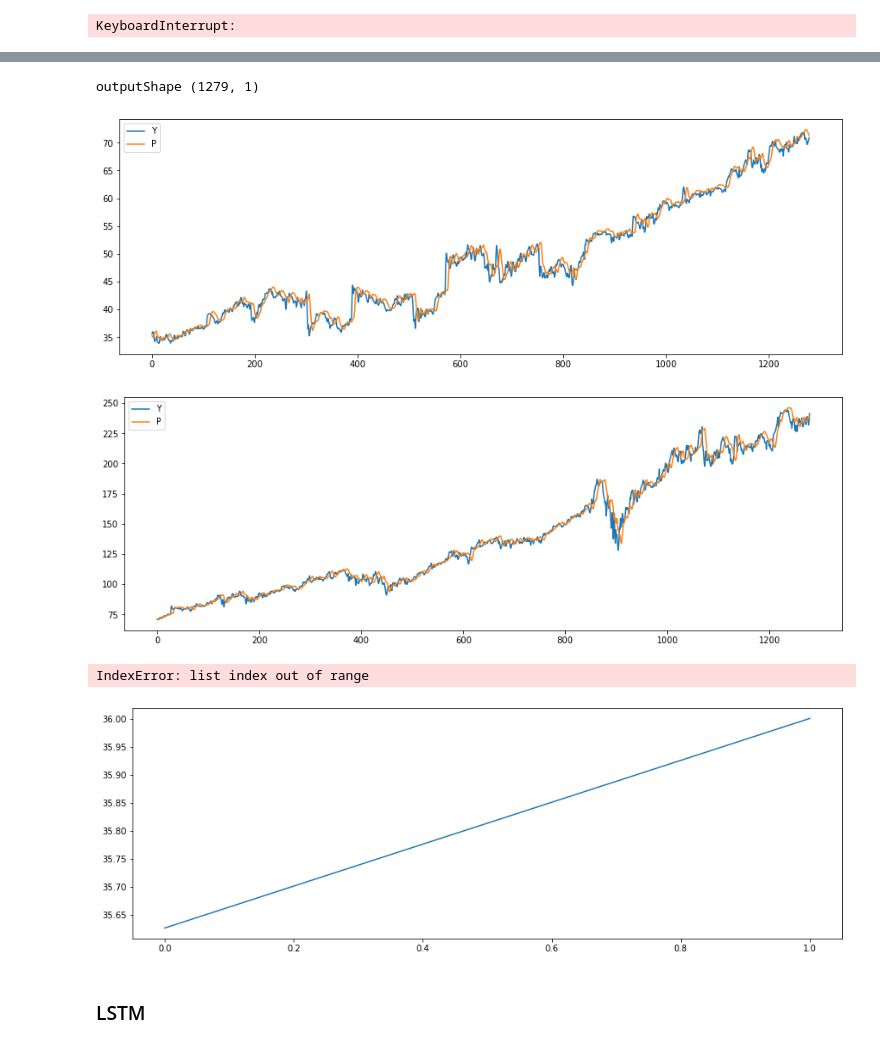
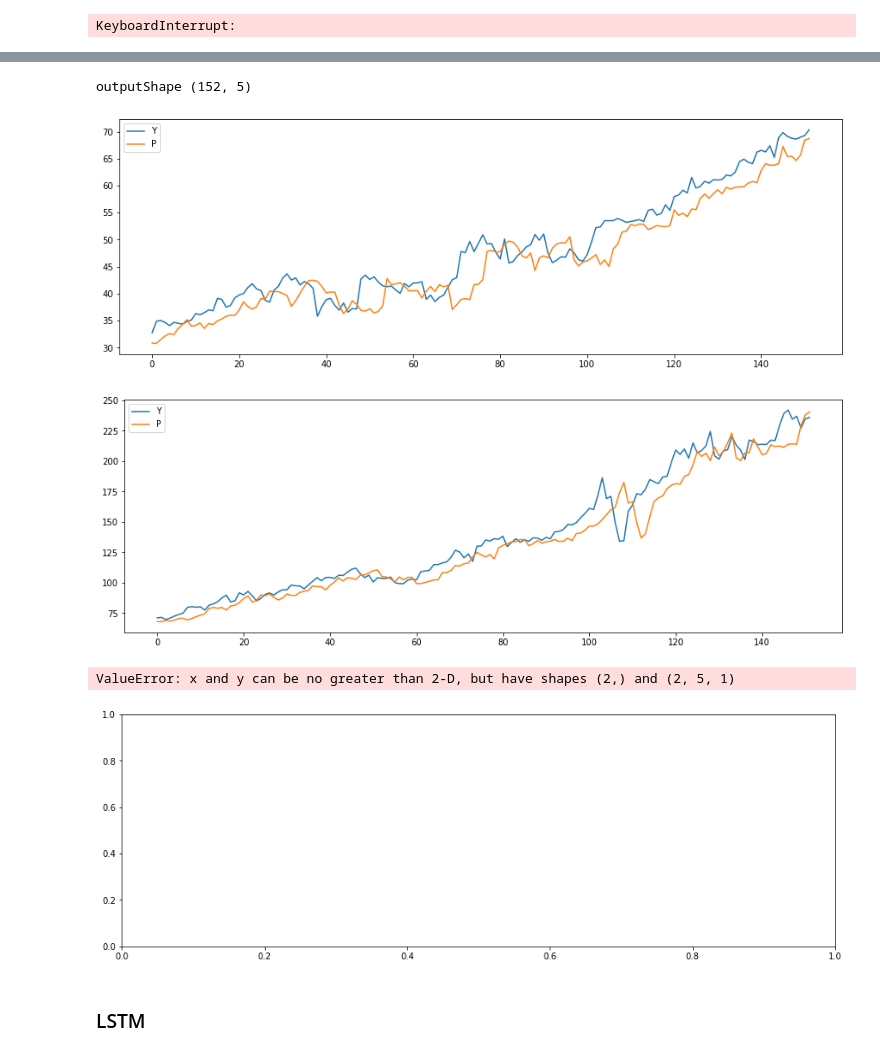
Before and after one commit to IsmailMarashi/2020-2021-Stock-Market-Forecasting-Using-Sentiment-Analysis, a Jupyter notebook: yFinance.ipynb, the cells around one changed output, grey strips where cells are left out. Drawn from its saved outputs; the diff is of its cells as text; code cells hidden in the pictures.

```diff
--- a/yFinance.ipynb
+++ b/yFinance.ipynb
@@ -242,17 +210,0 @@ Name: processed, Length: 100000, dtype: object
-# %%
-from IPython.display import clear_output
-from autocorrect import Speller
-spell = Speller(lang='en')
-
-split=100000
-increament=len(sentiment140Value)//split
-rem=len(sentiment140Value)%split
-time.time()
-point=12000
-for i in range(point,split):
-    start=time.time()
-    clear_output(wait=True)
-    sentiment140Value["processed"][i*increament:increament*(i+1)]= sentiment140Value["processed"][i*increament:increament*(i+1)].apply(spell.autocorrect_sentence)
-    print(i*"=",(split-i)*'-')
-    print(i,(time.time()-start)*(split-i))
-    point=i
@@ -816,18 +745,17 @@ def RNN_model(inputShape,activation='relu',hidden=16, stateful=False):
     M = Sequential()
     if stateful: M.add(Input(batch_input_shape=inputShape))
     else: M.add(Input(shape=inputShape))
-#     M.add(LayerNormalization(axis=1))
+#     M.add(LayerNormalization(axis=-1))
+    M.add(Masking())
     M.add(SimpleRNN(hidden, kernel_regularizer=tf.keras.regularizers.L2(l2=0.5),activation=LeakyReLU(), return_sequences=True))
-#     M.add(LeakyReLU())
-    M.add(SimpleRNN(hidden,kernel_regularizer=tf.keras.regularizers.L2(l2=0.1),activation=LeakyReLU()))
-#     M.add(LeakyReLU())
-    M.add(Dense(1))
+    M.add(SimpleRNN(hidden,kernel_regularizer=tf.keras.regularizers.L2(l2=0.1),activation=LeakyReLU(), return_sequences=True))
+    M.add(SimpleRNN(5,activation=LeakyReLU(), return_sequences=False))
     return M
 # losses 'mean_squared_logarithmic_error','mean_squared_error',
 #        'mean_absolute_error' "huber"
 model=RNN_model(inputShape=trainx.shape[1:],activation='relu',hidden=400,stateful=False)
-history=compileFit(model,loss='huber',optimizer=tf.keras.optimizers.Adam(lr=0.00001),shuffle=False,batch_size=100,patience=5)
-model.save("RNN_model")
+history=compileFit(model,loss='huber',epochs=100,optimizer=tf.keras.optimizers.Adam(lr=0.0002, beta_1=0.9, beta_2=0.999, epsilon=1e-08),shuffle=False,batch_size=100,patience=2)
+# model.save("RNN_model")
 # model=tf.keras.models.load_model('RNN_model')
 # %% [output]
 Epoch 1/100
@@ -858,25 +801,27 @@ plotCompare(history.history['loss'],history.history['val_loss'],["train","test"]
 # %%
 predictions=model.predict(vx)
 print("outputShape",predictions.shape)
 vEvals=model.evaluate(vx,vy,verbose=0)
 # print("Val Loss:",vEvals[0],"\tVal MAE:",vEvals[1])
 plotCompare(vy[:,-1],predictions[:,-1],["Y","P"])
 predictions=model.predict(tx)
 tEvals=model.evaluate(tx,ty,verbose=0)
 # print("Test Loss:",tEvals[0],"\tTest MAE:",tEvals[1])
-plotCompare(ty[:,-1],predictions[:,-1],["Y","P"])
+plotCompare(ty[:,-5],predictions[:,-5],["Y","P"])
 # %% [output]
-outputShape (1279, 1)
+outputShape (152, 5)
-[figure, old version]
+[figure, new version]
-[figure, old version]
+[figure, new version]
 # %%
-# predictions=model.predict(vx)
-# vEvals=model.evaluate(vx,vy,verbose=0)
-# plotMultVariate(vy[:100],predictions,5)
+predictions=model.predict(vx)
+vEvals=model.evaluate(vx,vy,verbose=0)
+rrr=0
+shiftff=5
+# plotMultVariate(vy[rrr:rrr+shiftff],predictions[rrr:rrr+shiftff],5)
 
-plotCompare(vy[:2,-1].flatten(),predictions)
+plotCompare(vy[:2],predictions)
 # %% [output]
-IndexError: list index out of range
+ValueError: x and y can be no greater than 2-D, but have shapes (2,) and (2, 5, 1)
-[figure, old version]
+[figure, new version]
 # %% [markdown]
 ### LSTM
```
Also changed, not shown: parts of 111 cells of this notebook, 1 other file.
